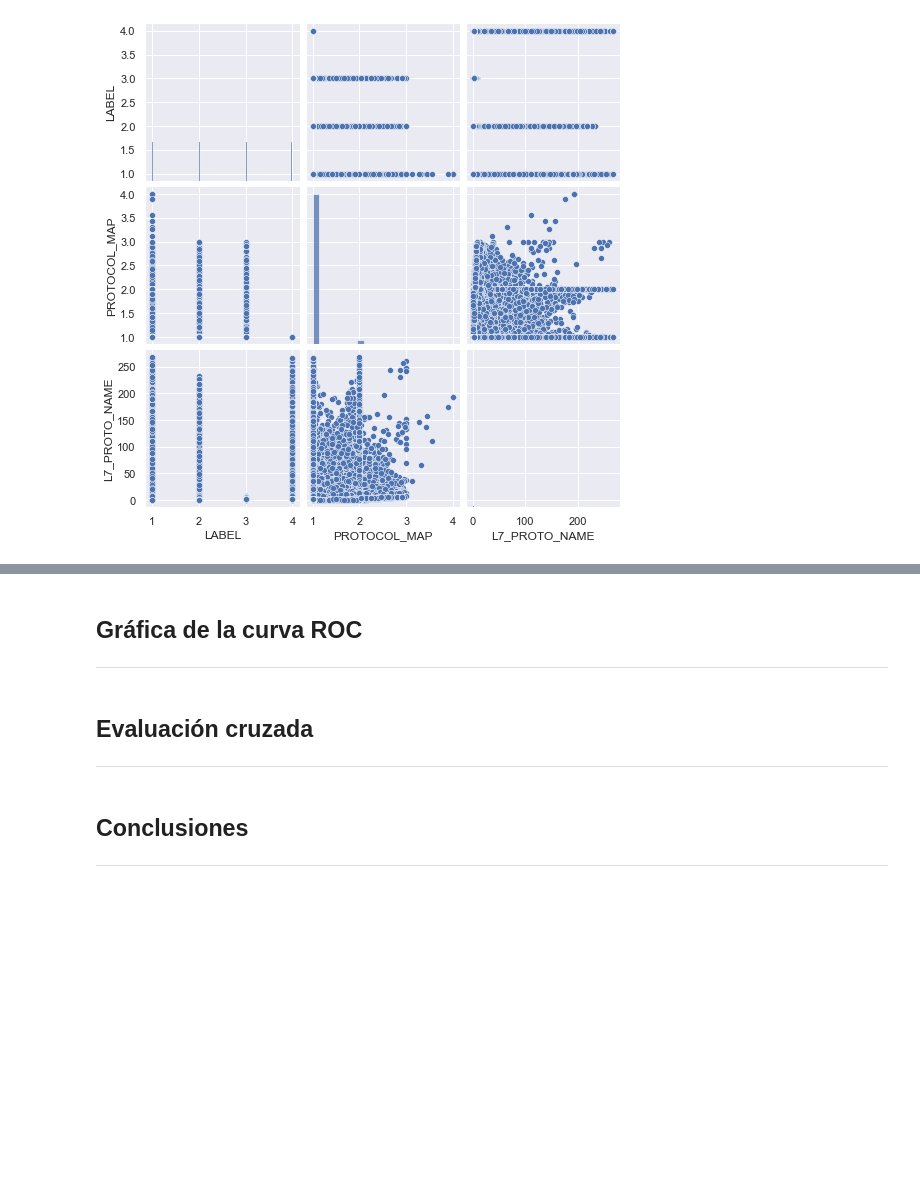
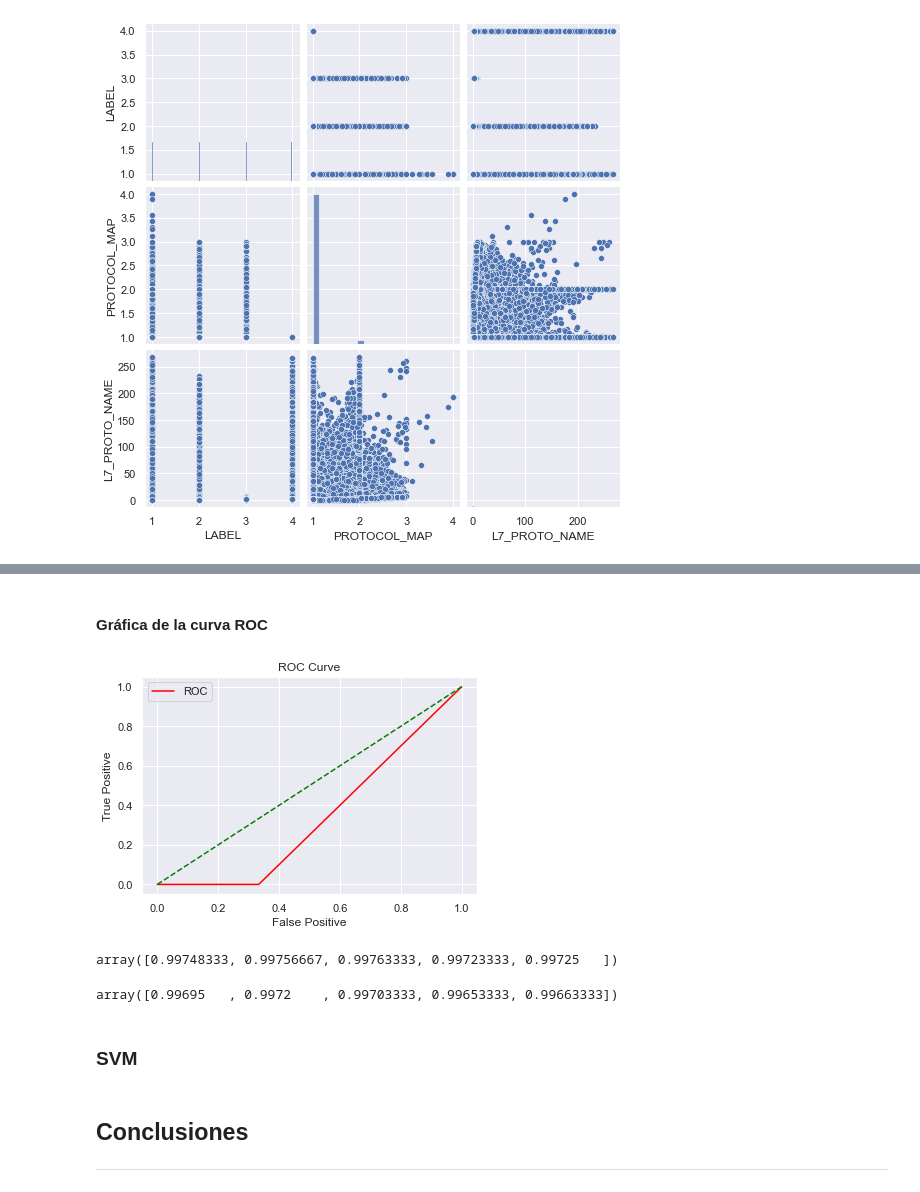
Before and after one commit to juanferdeleon/Proyecto-1-CC3094, a Jupyter notebook: Proyecto 1.ipynb, the cells around one changed output, grey strips where cells are left out. Saved outputs shown, nothing was run; the diff lists cells and outputs as text; code cells hidden in the pictures; blank space fills up the shorter version.

Commit message:
SVM and tree implemented

```diff
--- a/Proyecto 1.ipynb
+++ b/Proyecto 1.ipynb
@@ -660,0 +674,3 @@ plt.show();
+# %%
+dtc = DecisionTreeClassifier()
+dtc = dtc.fit(feature_train, target_train)
@@ -660,0 +719,3 @@ plt.show();
+# %%
+target_test = test['LABEL']
+feature_test = test.loc[:, test.columns != 'LABEL']
@@ -661,10 +731,29 @@ plt.show();
 # %% [markdown]
-## Gráfica de la curva ROC
-
----
+#### Gráfica de la curva ROC
 # %%
 #Gráfica de la curva ROC
-# %% [markdown]
-## Evaluación cruzada
-
----
+# %%
+p_df = dtc.predict_proba(feature_test)
+p_df = p_df[:, 1]
+# %%
+f_df, tp_df, thresholds = roc_curve(target_test, p_df, pos_label=4)
+# %%
+plt.plot(f_df, tp_df, color='red', label='ROC')
+plt.plot([0, 1], [0, 1], color='green', linestyle='--')
+plt.xlabel('False Positive')
+plt.ylabel('True Positive')
+plt.title('ROC Curve')
+plt.legend()
+plt.show()
+# %% [output]
+[figure, added]
+# %%
+cross_val_score(dtc, feature_test, target_test, cv=5)
+# %% [output]
+array([0.99748333, 0.99756667, 0.99763333, 0.99723333, 0.99725   ])
+# %%
+cross_val_score(dtc, feature_validation, target_validation, cv=5)
+# %% [output]
+array([0.99695   , 0.9972    , 0.99703333, 0.99653333, 0.99663333])
+# %% [markdown]
+### SVM
```
Also changed, not shown: parts of 27 cells of this notebook.
